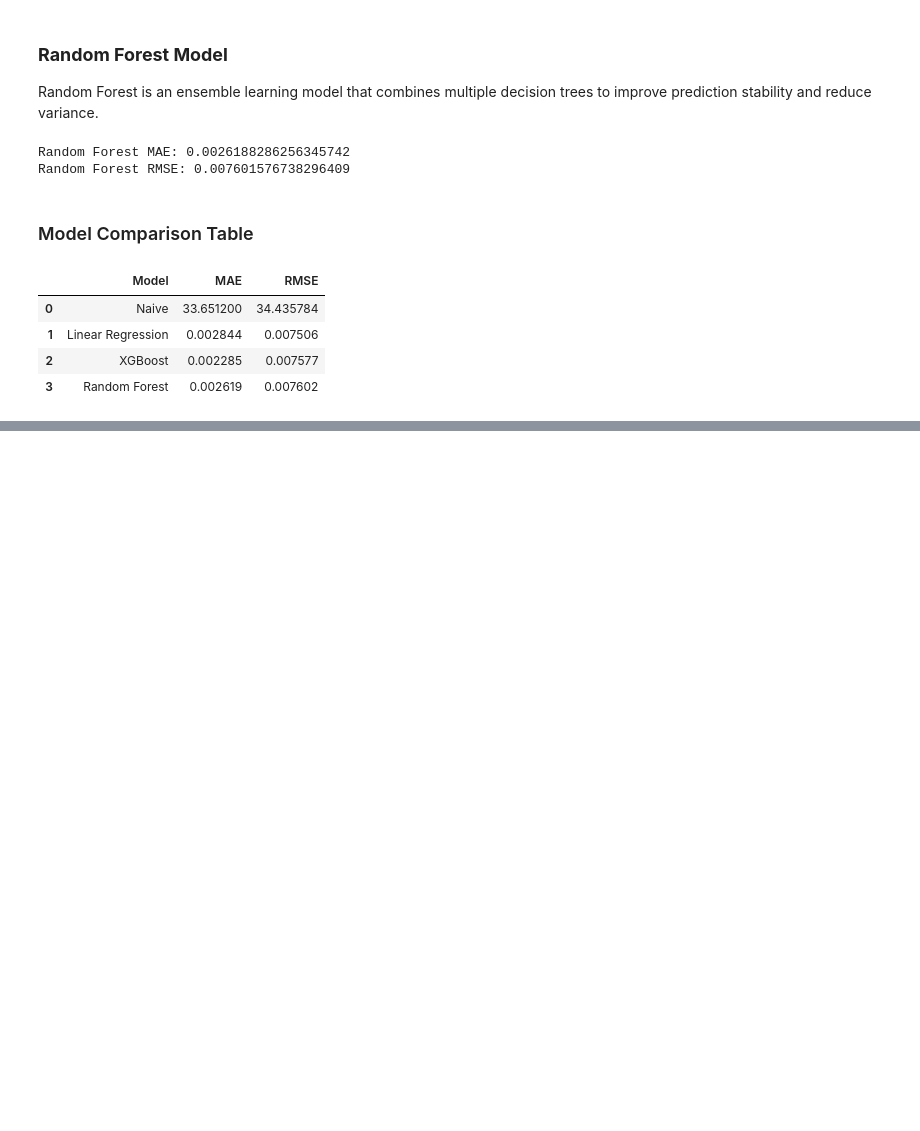
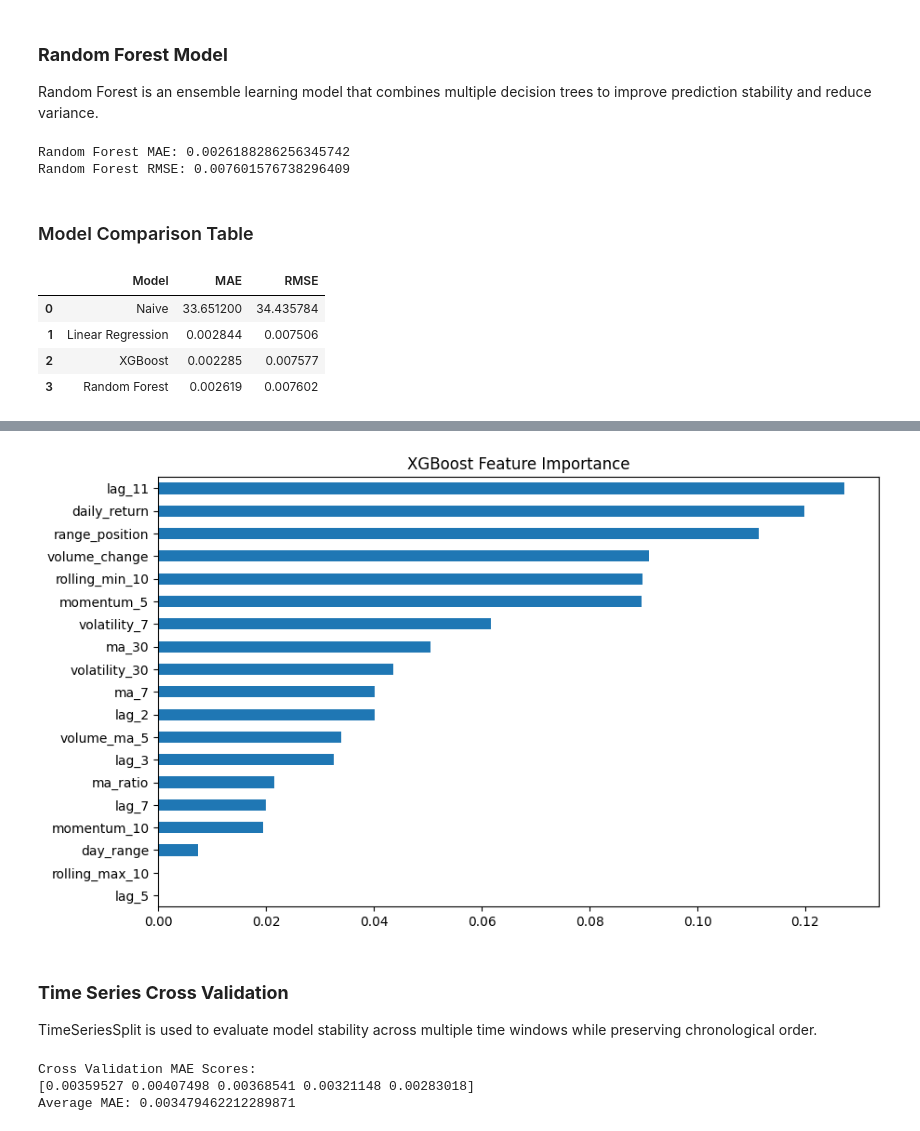
Before and after one commit to Assesa44/Stock-Market-Prediction, a Jupyter notebook: notebooks/notebook.ipynb, the cells around one changed output, grey strips where cells are left out. Drawn from its saved outputs; the diff is of its cells as text; code cells hidden in the pictures; blank space fills up the shorter version.

Commit message:
test: feature importance and cross validation

```diff
--- a/notebooks/notebook.ipynb
+++ b/notebooks/notebook.ipynb
@@ -2108,0 +2115,37 @@ comparison
+# %%
+importance = pd.Series(xgb_model.feature_importances_, index=features)
+
+importance = importance.sort_values(ascending=True)
+
+plt.figure(figsize=(10,6))
+importance.plot(kind='barh')
+plt.title("XGBoost Feature Importance")
+plt.show()
+# %% [output]
+[figure, added]
+# %% [markdown]
+### **Time Series Cross Validation**
+
+TimeSeriesSplit is used to evaluate model stability across multiple time windows while preserving chronological order.
+# %%
+from sklearn.model_selection import TimeSeriesSplit
+from sklearn.model_selection import cross_val_score
+
+tscv = TimeSeriesSplit(n_splits=5)
+
+scores = cross_val_score(
+    lr_model,
+    X_train_scaled,
+    y_train,
+    cv=tscv,
+    scoring='neg_mean_absolute_error'
+)
+
+print("Cross Validation MAE Scores:")
+print(-scores)
+
+print("Average MAE:", -scores.mean())
+# %% [output]
+Cross Validation MAE Scores:
+[0.00359527 0.00407498 0.00368541 0.00321148 0.00283018]
+Average MAE: 0.003479462212289871
```
Also changed, not shown: parts of 1 cell of this notebook.
